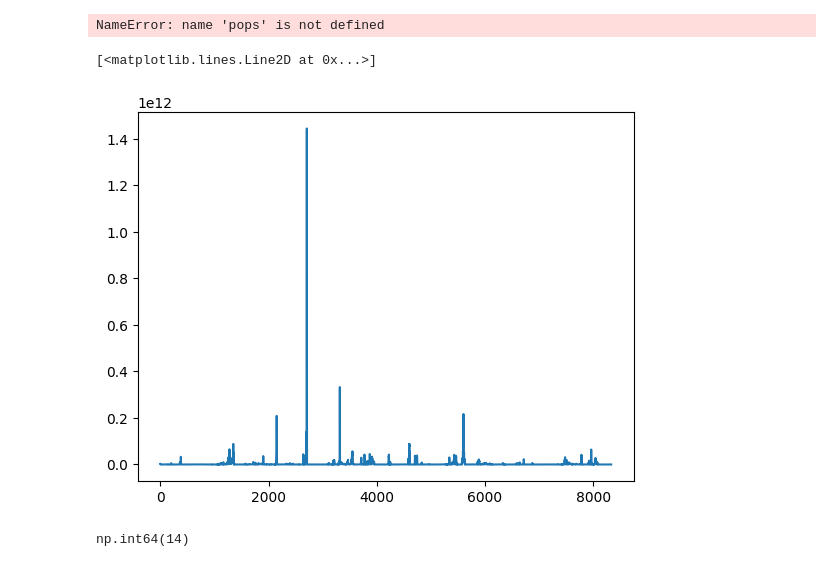
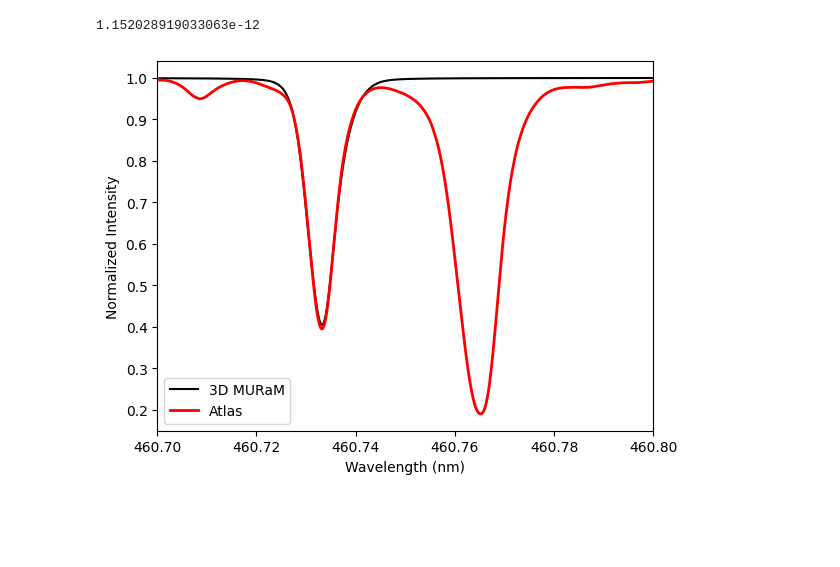
Before and after one commit to ivanzmilic/depp_coeff_plp, a Jupyter notebook: inspect_spectra.ipynb, the cells around one changed output. Cells and saved outputs as stored; diff of their text form; code cells hidden in the pictures; blank space fills up the shorter version.

```diff
--- a/inspect_spectra.ipynb
+++ b/inspect_spectra.ipynb
@@ -132,21 +62,30 @@ plt.plot(x_coords_in_box)
-# %%
-# For a given z slice, we can now interpolate the population values along this line.
-z_slice = 160  # for example, the first z slice
-
-from scipy.interpolate import RegularGridInterpolator
-# Interpolator is 2D , and it takes values from the box and then interpolates onto the "long" line, that is folded back into the box.
-# Create an interpolator for the population data
-interpolator = RegularGridInterpolator((np.arange(pops.shape[0])*delta_x, np.arange(pops.shape[1])*delta_y), pops[:,:,0,z_slice], bounds_error=False, fill_value=np.nan)
-# Interpolate along the line
-pop_along_line = interpolator(np.array([x_coords_in_box, y_coords_in_box]).T)
-# %% [output]
-NameError: name 'pops' is not defined
-# %%
-plt.plot(pop_along_line)
-# %% [output]
-[<matplotlib.lines.Line2D at 0x...>]
-[figure, removed]
-# %%
-np.sum(np.isnan(pop_along_line))
-# %% [output]
-np.int64(14)
+# %%
+# The mean spectrum needs to be convolved in wavelength and it needs to be redshifted due to the the gravitational redshift
+from scipy.ndimage import gaussian_filter1d
+R = 200000
+# Convert r to velocity and then to pixels
+v_wfhm = 3e5 / R # in km/s
+v = v_wfhm / (2 * np.sqrt(2 * np.log(2))) # in km/s
+pixel_smear = v / 3e5 * (ll[1]-ll[0])/np.mean(ll) # in pixels
+print (pixel_smear)
+mean_smeared = gaussian_filter1d(mean, sigma=pixel_smear)
+
+
+llshift = 0.3 / 3E5 * np.mean(ll) # in Angstrom
+# %% [output]
+1.152028919033063e-12
+# %%
+mean = np.mean(spectrum[:,:,0,:], axis=(0,1))
+plt.plot(ll+llshift, mean/np.max(mean), label='3D MURaM', color='black')
+plt.plot(atlas[0]/10.0, atlas[1]/np.max(atlas[1]), label='Atlas', color='red', linewidth=2.0)
+
+plt.xlabel('Wavelength (nm)')
+plt.ylabel('Normalized Intensity')
+plt.legend()
+
+#plt.xlim([200,400])
+plt.xlim([460.7, 460.8])
+plt.savefig("linecore_spectrum_sr_smeared.png", dpi=300)
+#plt.ylim([0,6E-9])
+# %% [output]
+[figure, added]
```
Also changed, not shown: parts of 15 cells of this notebook, 3 other files.
